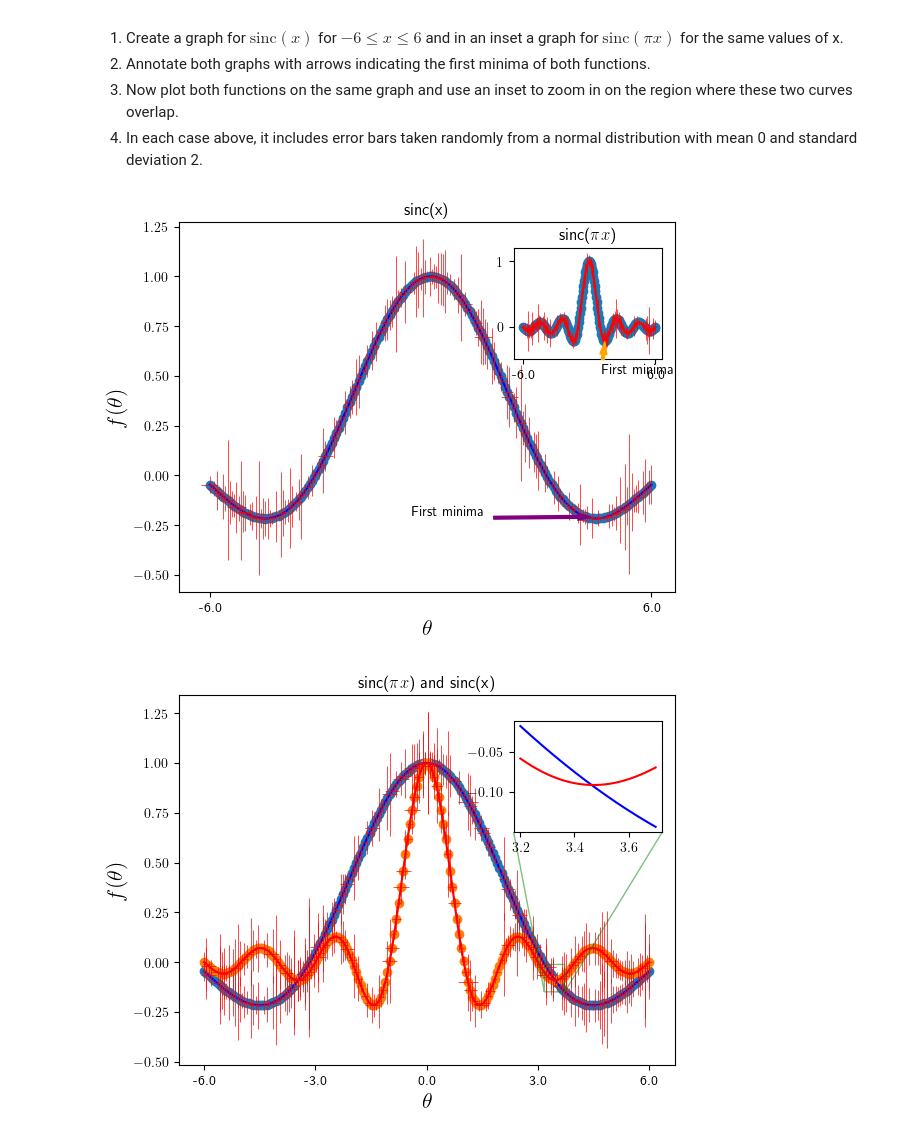
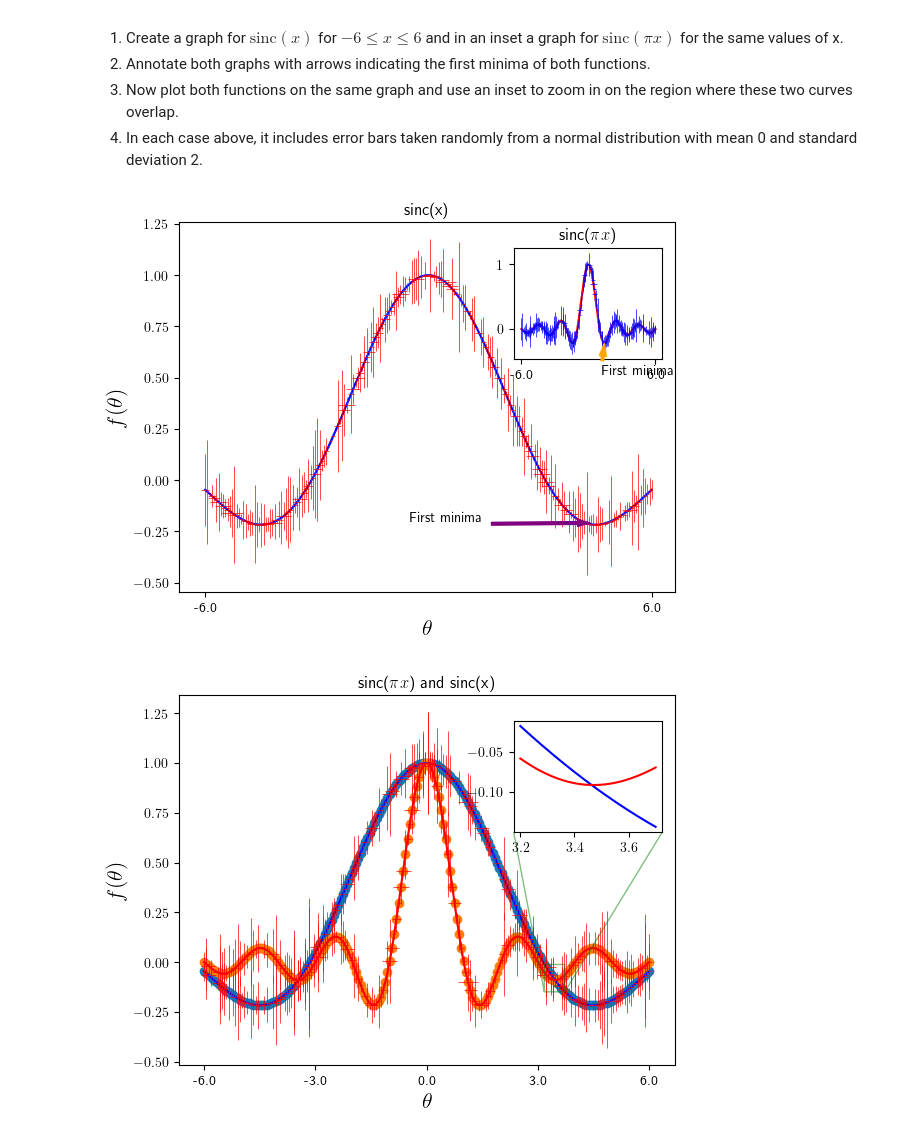
Before and after one commit to teresa-p-l/Python_classes_Filipa, a Jupyter notebook: Class3-temp.ipynb, the cells around one changed output. Drawn from its saved outputs; the diff is of its cells as text; code cells hidden in the pictures.

```diff
--- a/Class3-temp.ipynb
+++ b/Class3-temp.ipynb
@@ -1093,36 +1093,36 @@ y2 = np.sinc(x)
 xtik=np.linspace(-6,6,2)
 
 fig,ax = plt.subplots()
 ax.plot(x,y1, 'b', label = r'$\sin(\theta)$')
 ax.set_xlabel(r'$\theta$', fontsize = 16)
 ax.set_ylabel(r'$f(\theta)$', fontsize = 16)
 ax.set_xticks(xtik, labels = xtik)
 
 # Create an inset at position 0.65% on x axes, 0.65% on y axes and with size 30% x 30% of the original plot
 axin1 = ax.inset_axes([0.675, 0.63, 0.30, 0.30]) # x position, y position, width, height
 axin1.plot(x,y2, 'r', label = r'$\cos(\theta)$')
 axin1.set_xticks(xtik, labels = xtik)
 axin1.set_title(r'sinc($\pi x$)')
 ax.set_title(r'sinc(x)')
 
 #now we add the arrows
 ax.annotate('First minima', xy = (4.493,-0.208), xytext = (-0.5,-0.2),
             arrowprops = dict(facecolor='purple',edgecolor='purple', width = 2, headwidth = 5,
                               headlength = 9, shrink = 0.05))
 axin1.annotate('First minima', xy = (1.4303,-0.208), xytext = (1.2,-0.7),
             arrowprops = dict(facecolor='orange',edgecolor='orange', width = 2, headwidth = 5,
                               headlength = 9, shrink = 0.05))
 
 
 x_err = 0.05*abs(np.random.normal(0, 2, 200))
 y_err = 0.05*abs(np.random.normal(0, 2, 200))
-ax.errorbar(x, y1, xerr = x_err, yerr = y_err, fmt='o', ecolor= 'r', elinewidth = 0.5,
+ax.errorbar(x, y1, xerr = x_err, yerr = y_err, ecolor= 'r', elinewidth = 0.5,
             barsabove=True, linestyle = 'dotted')
-axin1.errorbar(x, y2, xerr = x_err, yerr = y_err, fmt='o', ecolor= 'r', elinewidth = 0.5,
+axin1.errorbar(x, y2, xerr = x_err, yerr = y_err, ecolor= 'b', elinewidth = 0.5,
             barsabove=True, linestyle = 'dotted')
 plt.show()
 # %% [output]
-[figure, old version]
+[figure, new version]
 # %%
 plt.rcParams['text.usetex'] = True
 
```
Also changed, not shown: parts of 2 cells of this notebook, 3 other files.
